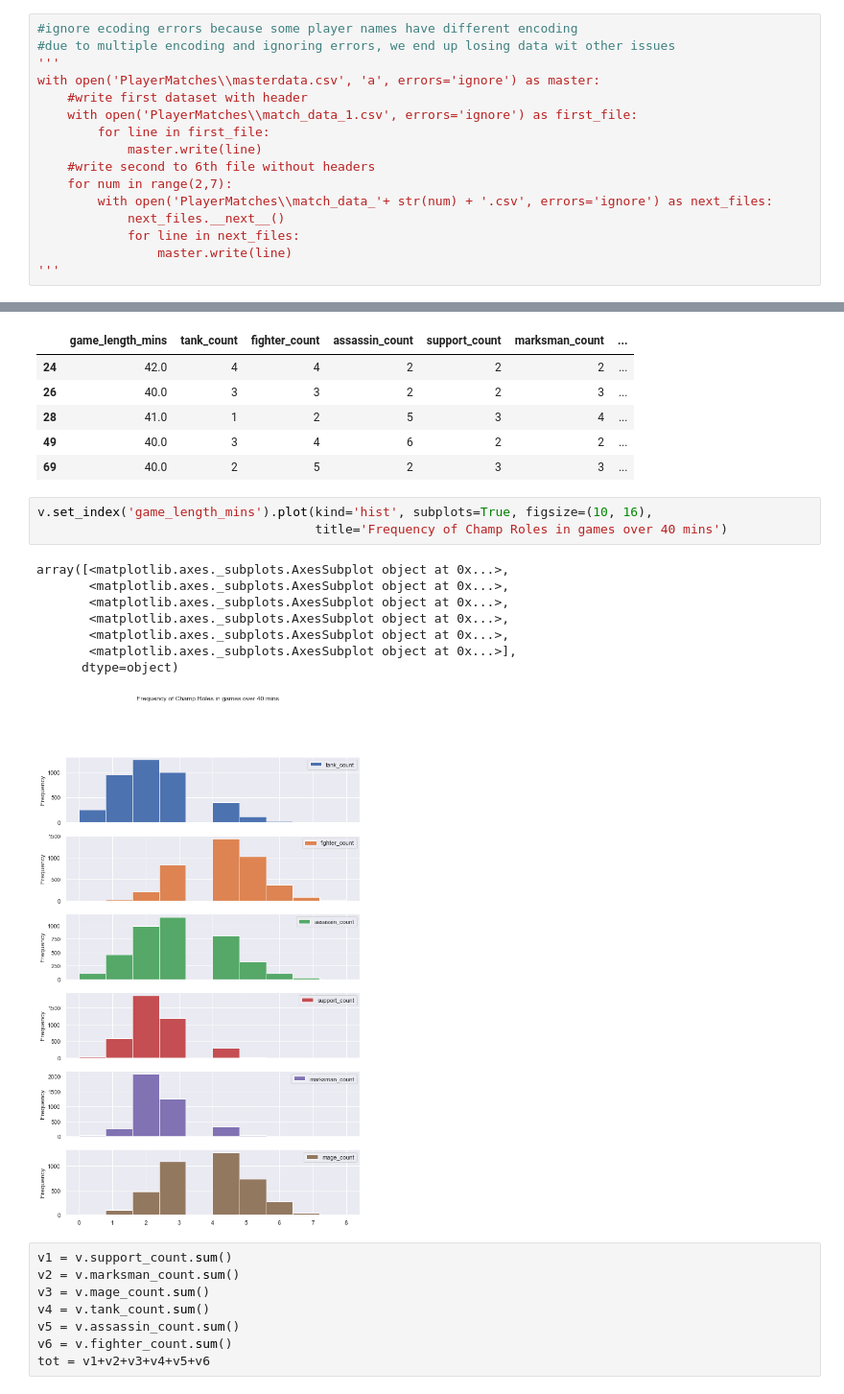
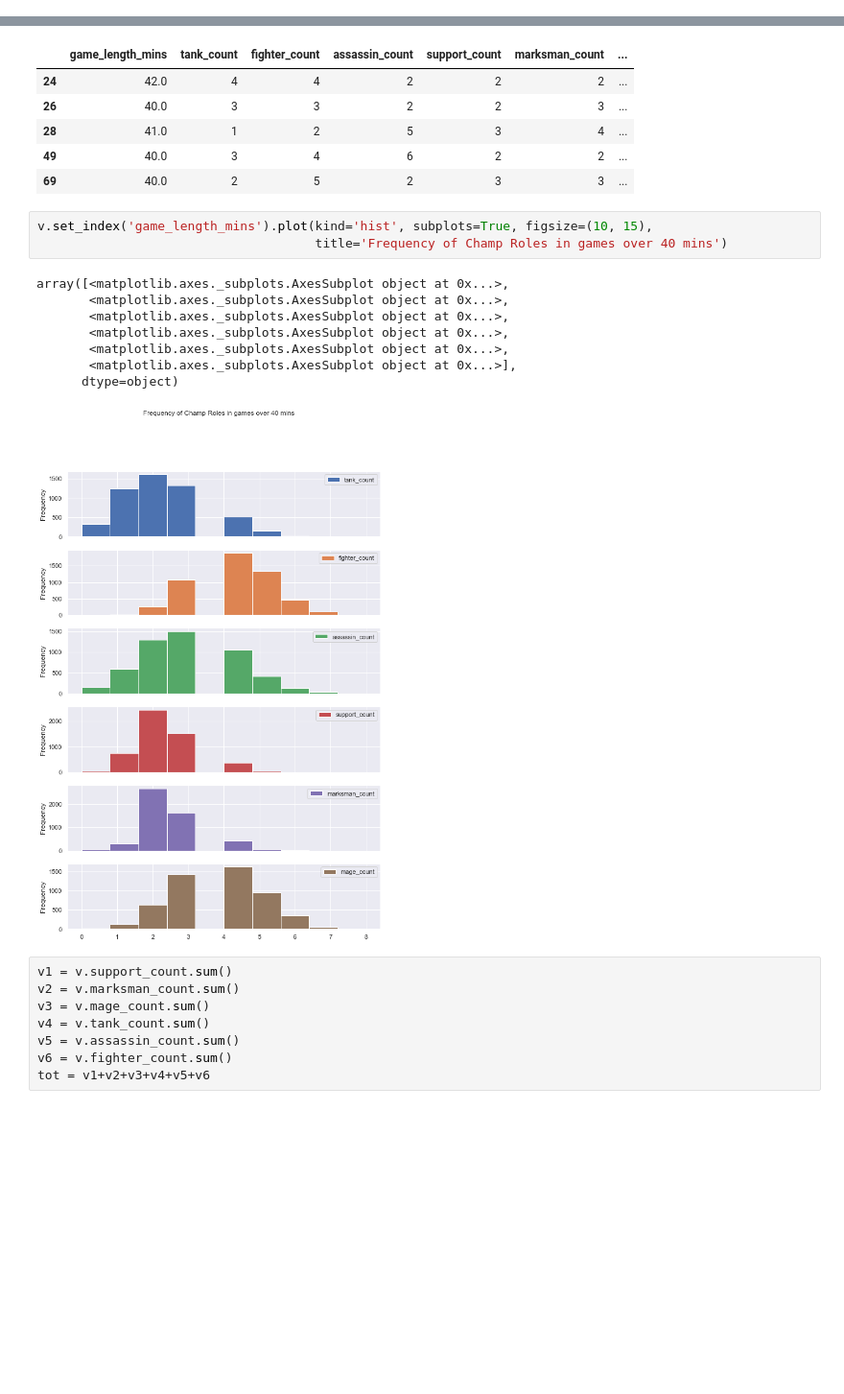
Before and after one commit to jltsao88/Predicting_Matches_Esports, a Jupyter notebook: EDA.ipynb, the cells around one changed output, grey strips where cells are left out. Shown at 96% size. Cells and saved outputs as stored; diff of their text form; blank space fills up the shorter version.

```diff
--- a/EDA.ipynb
+++ b/EDA.ipynb
@@ -20,16 +19,0 @@ The data being being explored comes from 101480 5v5 ranked games in the 2018 sea
-# %%
-#ignore ecoding errors because some player names have different encoding
-#due to multiple encoding and ignoring errors, we end up losing data wit other issues
-'''
-with open('PlayerMatches\\masterdata.csv', 'a', errors='ignore') as master:
-    #write first dataset with header
-    with open('PlayerMatches\\match_data_1.csv', errors='ignore') as first_file:
-        for line in first_file:
-            master.write(line)
-    #write second to 6th file without headers
-    for num in range(2,7):
-        with open('PlayerMatches\\match_data_'+ str(num) + '.csv', errors='ignore') as next_files:
-            next_files.__next__()
-            for line in next_files:
-                master.write(line)
-'''
@@ -591,17 +581,17 @@ v.head()
 | 49 | 40.0 | 3 | 4 | 6 | 2 | 2 | ... |
 | 69 | 40.0 | 2 | 5 | 2 | 3 | 3 | ... |
 # %%
-v.set_index('game_length_mins').plot(kind='hist', subplots=True, figsize=(10, 16),
+v.set_index('game_length_mins').plot(kind='hist', subplots=True, figsize=(10, 15),
                                      title='Frequency of Champ Roles in games over 40 mins')
 # %% [output]
 array([<matplotlib.axes._subplots.AxesSubplot object at 0x...>,
        <matplotlib.axes._subplots.AxesSubplot object at 0x...>,
        <matplotlib.axes._subplots.AxesSubplot object at 0x...>,
        <matplotlib.axes._subplots.AxesSubplot object at 0x...>,
        <matplotlib.axes._subplots.AxesSubplot object at 0x...>,
        <matplotlib.axes._subplots.AxesSubplot object at 0x...>],
       dtype=object)
-[figure, old version]
+[figure, new version]
 # %%
 v1 = v.support_count.sum()
 v2 = v.marksman_count.sum()
```
Also changed, not shown: parts of 95 cells of this notebook.
